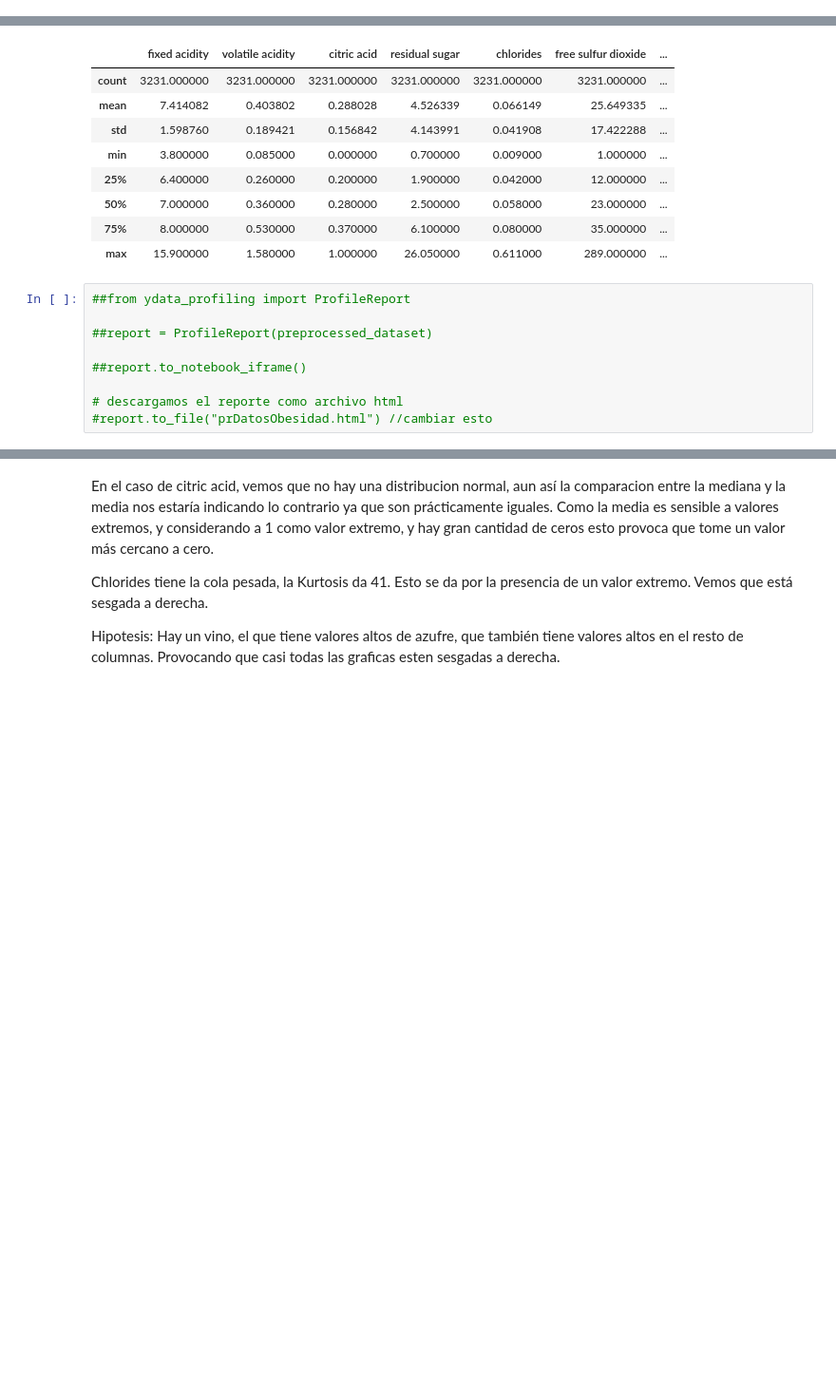
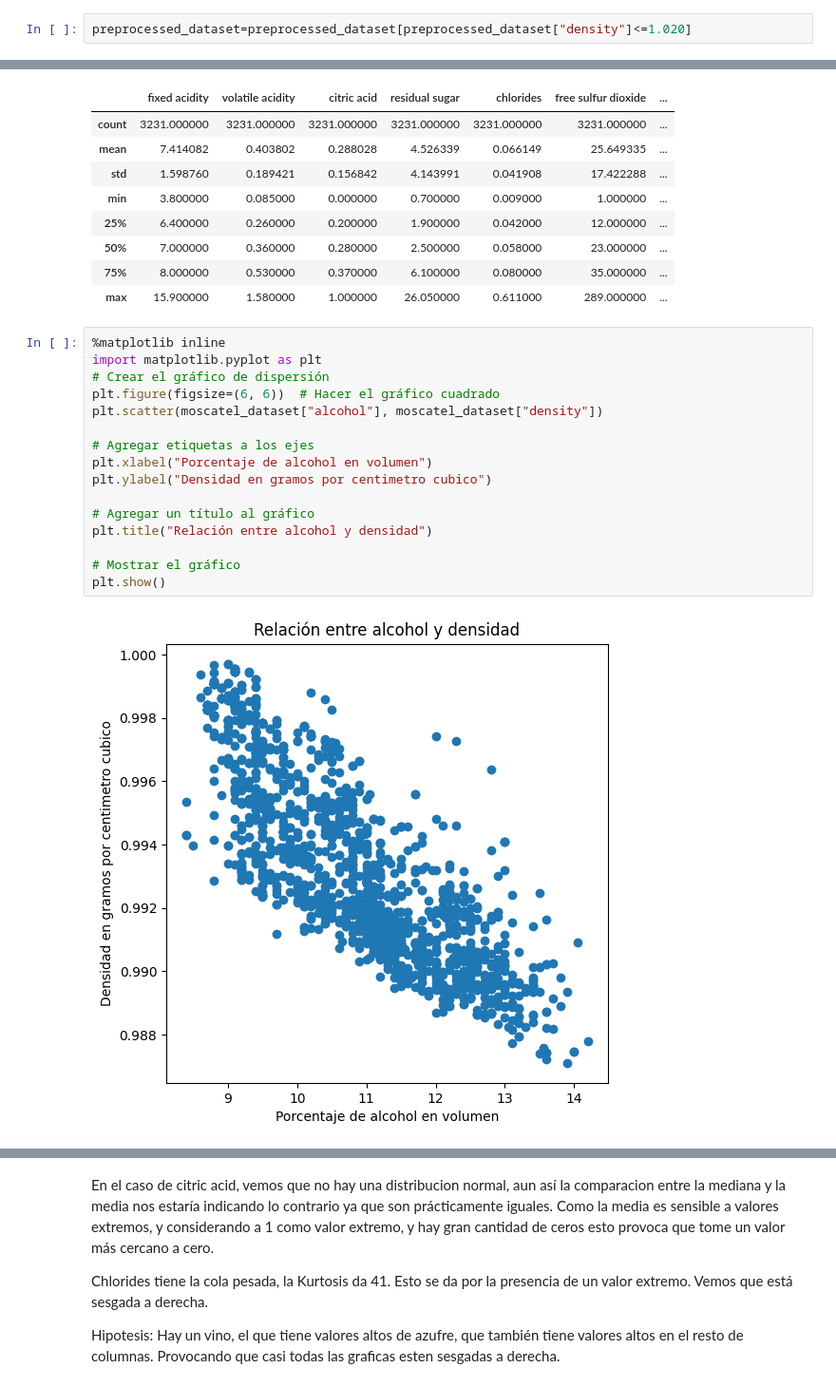
Before and after one commit to uuulises/TPE-Hermida_Russo_Velis, a Jupyter notebook: TPE.ipynb, the cells around one changed output, grey strips where cells are left out. Shown at 95% size. Drawn from its saved outputs; the diff is of its cells as text; blank space fills up the shorter version.

```diff
--- a/TPE.ipynb
+++ b/TPE.ipynb
@@ -421,2 +397,4 @@ memory usage: 348.9+ KB
+# %%
+preprocessed_dataset=preprocessed_dataset[preprocessed_dataset["density"]<=1.020]
 # %% [markdown]
 hasta aca oK
@@ -524,12 +433,21 @@ preprocessed_dataset.describe()
 | 50% | 7.000000 | 0.360000 | 0.280000 | 2.500000 | 0.058000 | 23.000000 | ... |
 | 75% | 8.000000 | 0.530000 | 0.370000 | 6.100000 | 0.080000 | 35.000000 | ... |
 | max | 15.900000 | 1.580000 | 1.000000 | 26.050000 | 0.611000 | 289.000000 | ... |
-# %%
-##from ydata_profiling import ProfileReport
-
-##report = ProfileReport(preprocessed_dataset)
-
-##report.to_notebook_iframe()
-
-# descargamos el reporte como archivo html
-#report.to_file("prDatosObesidad.html") //cambiar esto
+# %%
+%matplotlib inline
+import matplotlib.pyplot as plt
+# Crear el gráfico de dispersión
+plt.figure(figsize=(6, 6))  # Hacer el gráfico cuadrado
+plt.scatter(moscatel_dataset["alcohol"], moscatel_dataset["density"])
+
+# Agregar etiquetas a los ejes
+plt.xlabel("Porcentaje de alcohol en volumen")
+plt.ylabel("Densidad en gramos por centimetro cubico")
+
+# Agregar un título al gráfico
+plt.title("Relación entre alcohol y densidad")
+
+# Mostrar el gráfico
+plt.show()
+# %% [output]
+[figure, added]
```
Also changed, not shown: parts of 39 cells of this notebook, 2 other files.
